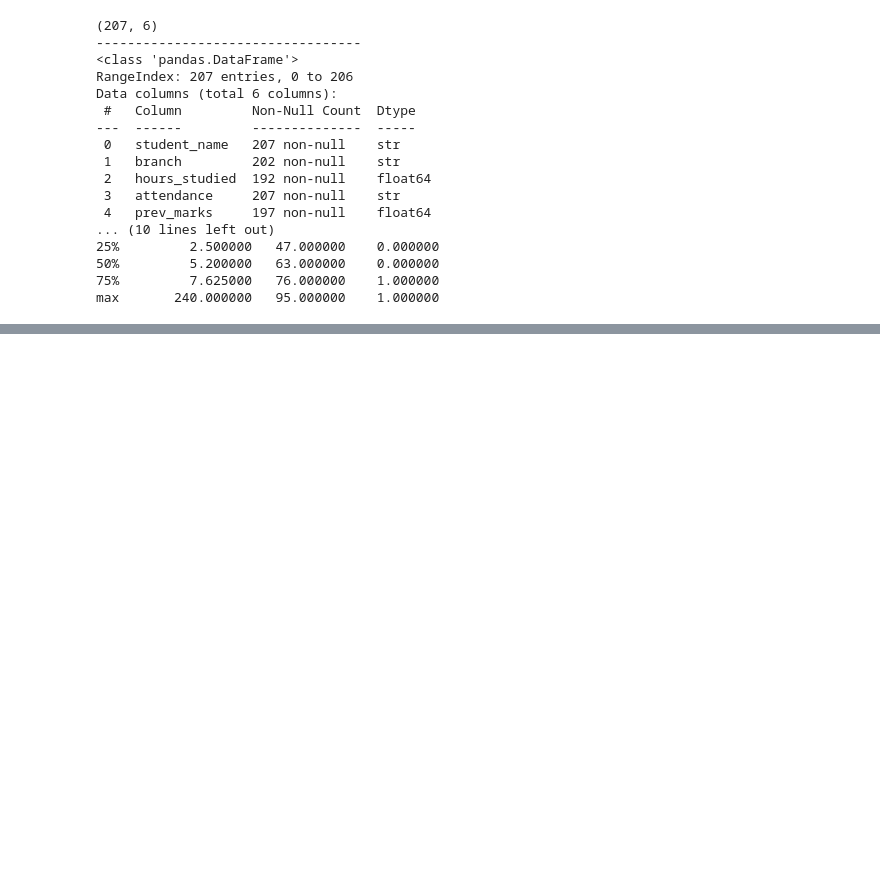
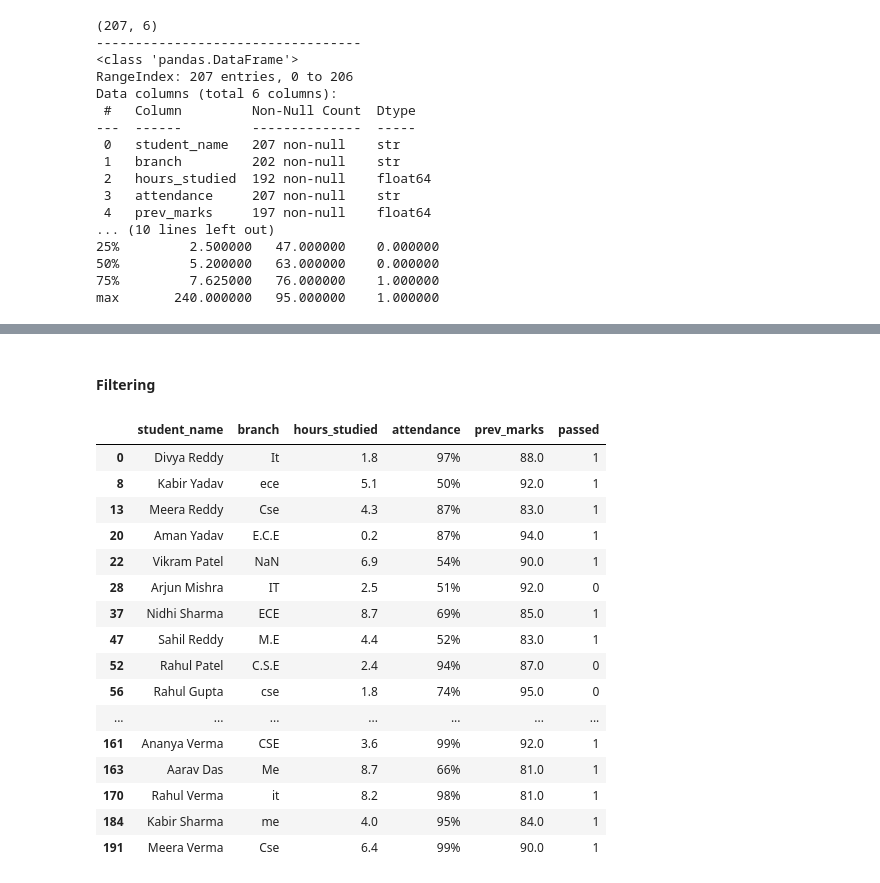
Before and after one commit to katariaprince/ml_webinar, a Jupyter notebook: Pandas.ipynb, the cells around one changed output, grey strips where cells are left out. Drawn from its saved outputs; the diff is of its cells as text; code cells hidden in the pictures; blank space fills up the shorter version.

```diff
--- a/Pandas.ipynb
+++ b/Pandas.ipynb
@@ -128,0 +172,25 @@ max       240.000000   95.000000    1.000000
+# %% [markdown]
+#### Filtering
+# %%
+df[df["prev_marks"]>=80]
+
+mask = df["prev_marks"]>=80    #True/False for all 207 rows
+df[mask]                       #keep only true rows
+# %% [output]
+|  | student_name | branch | hours_studied | attendance | prev_marks | passed |
+| 0 | Divya Reddy | It | 1.8 | 97% | 88.0 | 1 |
+| 8 | Kabir Yadav | ece | 5.1 | 50% | 92.0 | 1 |
+| 13 | Meera Reddy | Cse | 4.3 | 87% | 83.0 | 1 |
+| 20 | Aman Yadav | E.C.E | 0.2 | 87% | 94.0 | 1 |
+| 22 | Vikram Patel | NaN | 6.9 | 54% | 90.0 | 1 |
+| 28 | Arjun Mishra | IT | 2.5 | 51% | 92.0 | 0 |
+| 37 | Nidhi Sharma | ECE | 8.7 | 69% | 85.0 | 1 |
+| 47 | Sahil Reddy | M.E | 4.4 | 52% | 83.0 | 1 |
+| 52 | Rahul Patel | C.S.E | 2.4 | 94% | 87.0 | 0 |
+| 56 | Rahul Gupta | cse | 1.8 | 74% | 95.0 | 0 |
+| ... | ... | ... | ... | ... | ... | ... |
+| 161 | Ananya Verma | CSE | 3.6 | 99% | 92.0 | 1 |
+| 163 | Aarav Das | Me | 8.7 | 66% | 81.0 | 1 |
+| 170 | Rahul Verma | it | 8.2 | 98% | 81.0 | 1 |
+| 184 | Kabir Sharma | me | 4.0 | 95% | 84.0 | 1 |
+| 191 | Meera Verma | Cse | 6.4 | 99% | 90.0 | 1 |
```
Also changed, not shown: parts of 6 cells of this notebook.
